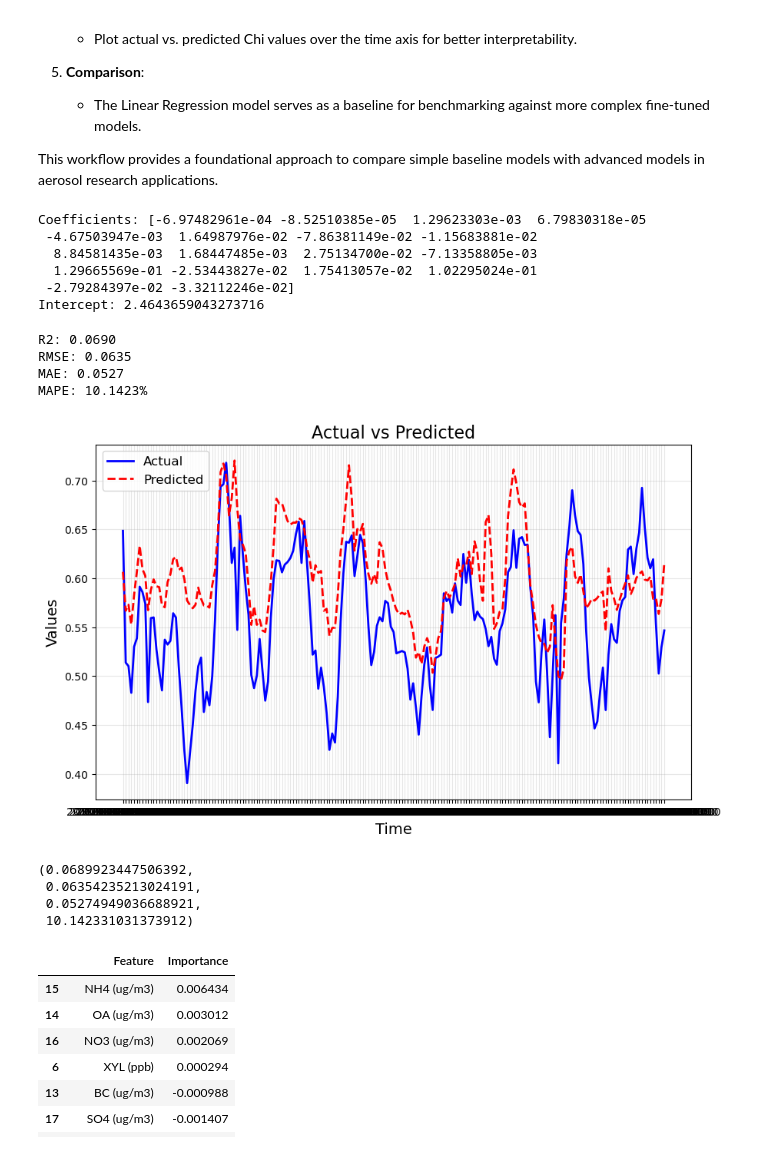
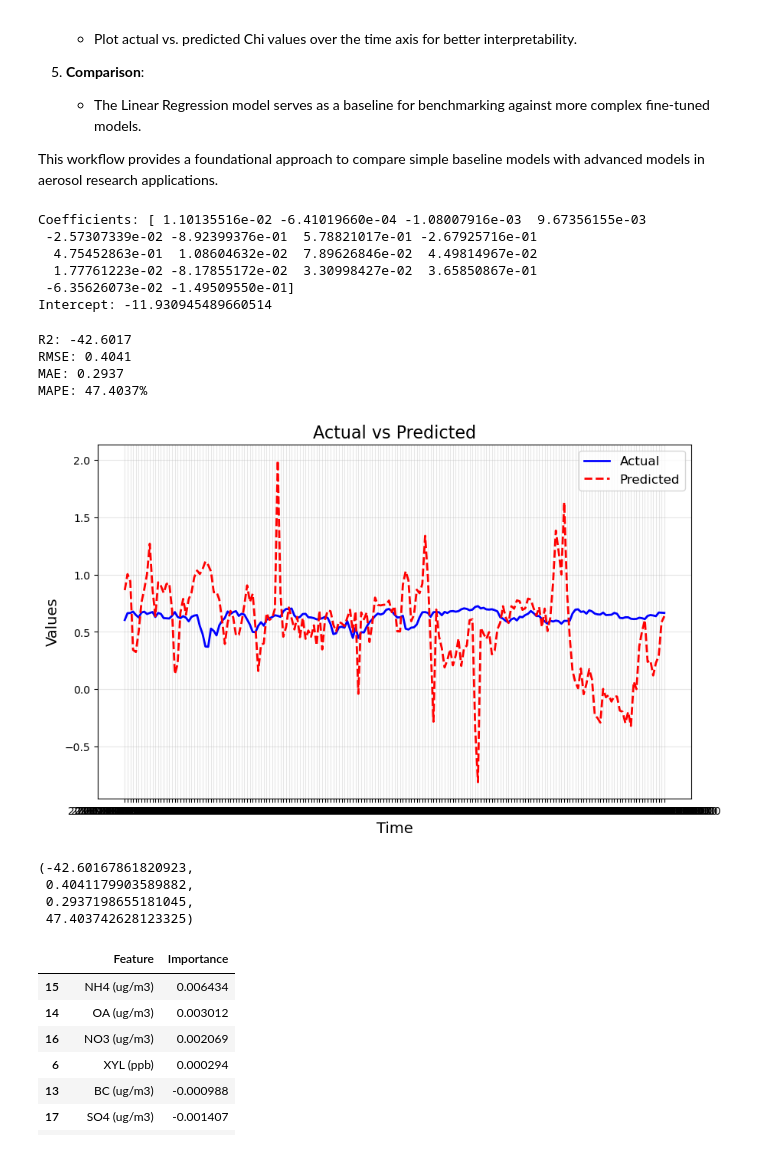
Before and after one commit to envdes/code_MEGAPOLI_Foundation_Model, a Jupyter notebook: 3_Fine_tune_different _data_size/LR.ipynb, the cells around one changed output. Drawn from its saved outputs; the diff is of its cells as text; code cells hidden in the pictures.

```diff
--- a/3_Fine_tune_different _data_size/LR.ipynb
+++ b/3_Fine_tune_different _data_size/LR.ipynb
@@ -34,7 +34,7 @@ from sklearn.metrics import mean_squared_error, r2_score, mean_absolute_error
 import matplotlib.patches as mpatches
 # %%
 # Load the training dataset
-df_train = pd.read_csv('../Data/MEGAPOLI_data/MEGAPOLI_Marine_train_50%.csv')
+df_train = pd.read_csv('../Data/MEGAPOLI_data/MEGAPOLI_Marine_test_5%.csv')
 
 # Remove rows with missing values
 df_train = df_train.dropna()
@@ -62,12 +62,12 @@ model.fit(X_train, y_train)
 print("Coefficients:", model.coef_)
 print("Intercept:", model.intercept_)
 # %% [output]
-Coefficients: [-6.97482961e-04 -8.52510385e-05  1.29623303e-03  6.79830318e-05
- -4.67503947e-03  1.64987976e-02 -7.86381149e-02 -1.15683881e-02
-  8.84581435e-03  1.68447485e-03  2.75134700e-02 -7.13358805e-03
-  1.29665569e-01 -2.53443827e-02  1.75413057e-02  1.02295024e-01
- -2.79284397e-02 -3.32112246e-02]
-Intercept: 2.4643659043273716
+Coefficients: [ 1.10135516e-02 -6.41019660e-04 -1.08007916e-03  9.67356155e-03
+ -2.57307339e-02 -8.92399376e-01  5.78821017e-01 -2.67925716e-01
+  4.75452863e-01  1.08604632e-02  7.89626846e-02  4.49814967e-02
+  1.77761223e-02 -8.17855172e-02  3.30998427e-02  3.65850867e-01
+ -6.35626073e-02 -1.49509550e-01]
+Intercept: -11.930945489660514
 # %%
 def calculate_metrics_and_plot(y_true, y_pred, time_column):
     """
@@ -108,35 +108,36 @@ def calculate_metrics_and_plot(y_true, y_pred, time_column):
     return r2, rmse, mae, mape
 # %%
 # Load test dataset
-df_test = pd.read_csv('../Data/MEGAPOLI_data/MEGAPOLI_Marine_test_50%.csv')
+df_test = pd.read_csv('../Data/MEGAPOLI_data/MEGAPOLI_Marine_train_50%.csv')
 
 # Extract input features and target variable from the test dataset
 X_test = df_test[input_list]
 y_test = df_test[output_list]
 
 # Predict target values using the trained model
 y_test_pred = model.predict(X_test)
-baseline_mse = mean_squared_error(y_train, y_test_pred)
+# baseline_mse = mean_squared_error(y_train, y_test_pred)
 
 # Save actual and predicted values to a CSV file for analysis
 results_df = pd.DataFrame({
+    'Time': df_test['Time'],
     'y_true': y_test,  # Actual target values
     'y_pred': y_test_pred  # Predicted target values
 })
-# results_df.to_csv('../Data/Fine_tuned_Results_different_data_size/LR_40%Data.csv', index=False)  # Save as a CSV file
+results_df.to_csv('../Data/Fine_tuned_Results_different_data_size/LR_5%Data_test.csv', index=False)  # Save as a CSV file
 
 # Calculate metrics and plot results
 calculate_metrics_and_plot(y_test, y_test_pred, df_test['Time'])
 # %% [output]
-R2: 0.0690
-RMSE: 0.0635
-MAE: 0.0527
-MAPE: 10.1423%
+R2: -42.6017
+RMSE: 0.4041
+MAE: 0.2937
+MAPE: 47.4037%
-[figure, old version]
+[figure, new version]
-(0.0689923447506392,
- 0.06354235213024191,
- 0.05274949036688921,
- 10.142331031373912)
+(-42.60167861820923,
+ 0.4041179903589882,
+ 0.2937198655181045,
+ 47.403742628123325)
 # %%
 # Compute permutation feature importance
 from sklearn.utils import shuffle
```
Also changed, not shown: 45 other files.
